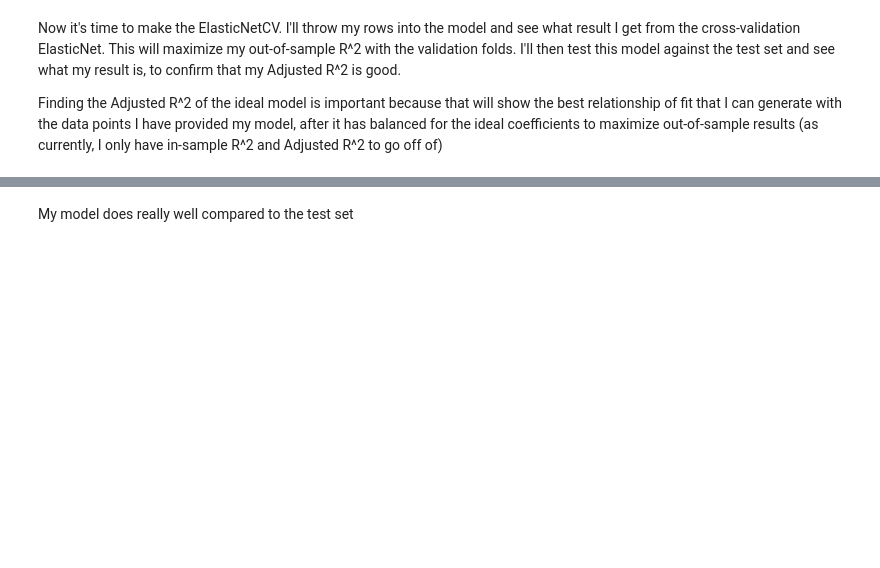
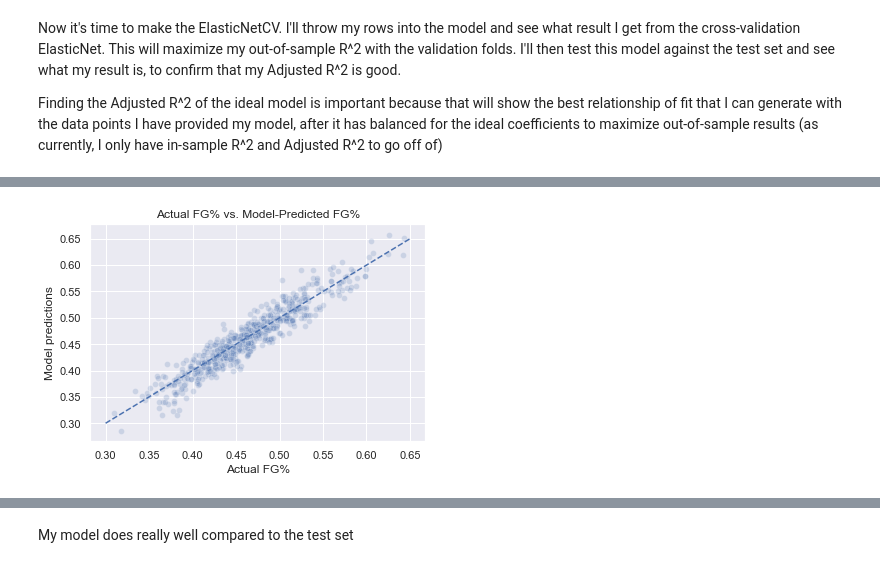
Before and after one commit to Alexandre987/NBA_FG_Prediction, a Jupyter notebook: Project_Luther.ipynb, the cells around one changed output, grey strips where cells are left out. Saved outputs shown, nothing was run; the diff lists cells and outputs as text; code cells hidden in the pictures; blank space fills up the shorter version.

```diff
--- a/Project_Luther.ipynb
+++ b/Project_Luther.ipynb
@@ -1107,6 +1158,2 @@ From the above heatmap, we can see that tm_fg_per is not unusually correlated wi
 # %% [markdown]
 **Note: Adding an intercept makes the R-squared and adjusted r-squared much more reasonable, but it's unclear why my normal model without an intercept was having an issue**
-# %%
-y = df['tm_fg_per']
-# %%
-X = df_nums.drop(columns='tm_fg_per').astype(float) # Taking all numeric columns (no dates or strings), and filtering out tm_fg%
@@ -1215,6 +1203,8 @@ Finding the Adjusted R^2 of the ideal model is important because that will show
 # %%
 # Setting up the parameters for the GridSearch to iterate over
 
-alphas = [i/100 for i in range(1,1000)]
-l1_ratios = [i/100 for i in range(1,101)]
+alphas = 10**np.linspace(-5,-1,20)
+l1_ratios = [i/250 for i in range(1,26)]
 param_grid = [{'alpha': alphas, 'l1_ratio': l1_ratios}]
+
+print(param_grid)
@@ -1245,0 +1321,15 @@ plt.scatter(test_set_pred, y_test, alpha = 0.1)
+# %%
+# Plot my
+sns.set()
+sns.scatterplot(test_set_pred, y_test, alpha = 0.2)
+
+plt.title('Actual FG% vs. Model-Predicted FG%')
+plt.ylabel('Model predictions')
+plt.xlabel('Actual FG%')
+plt.plot(np.linspace(.3,.65), np.linspace(.3,.65), linestyle = '--')
+
+plt.savefig('model_prediction.png', bbox_inches = 'tight')
+
+plt.show();
+# %% [output]
+[figure, added]
```
Also changed, not shown: parts of 43 cells of this notebook, 6 other files.
